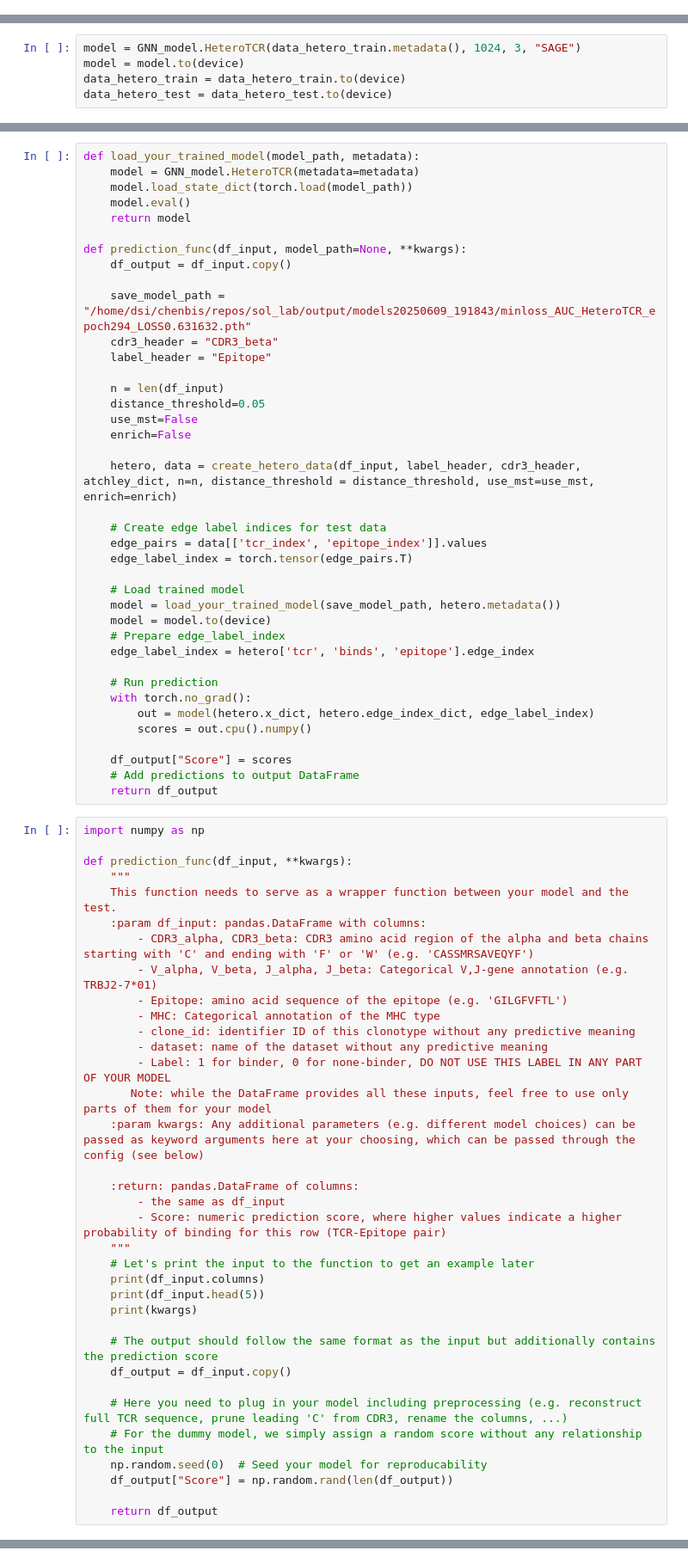
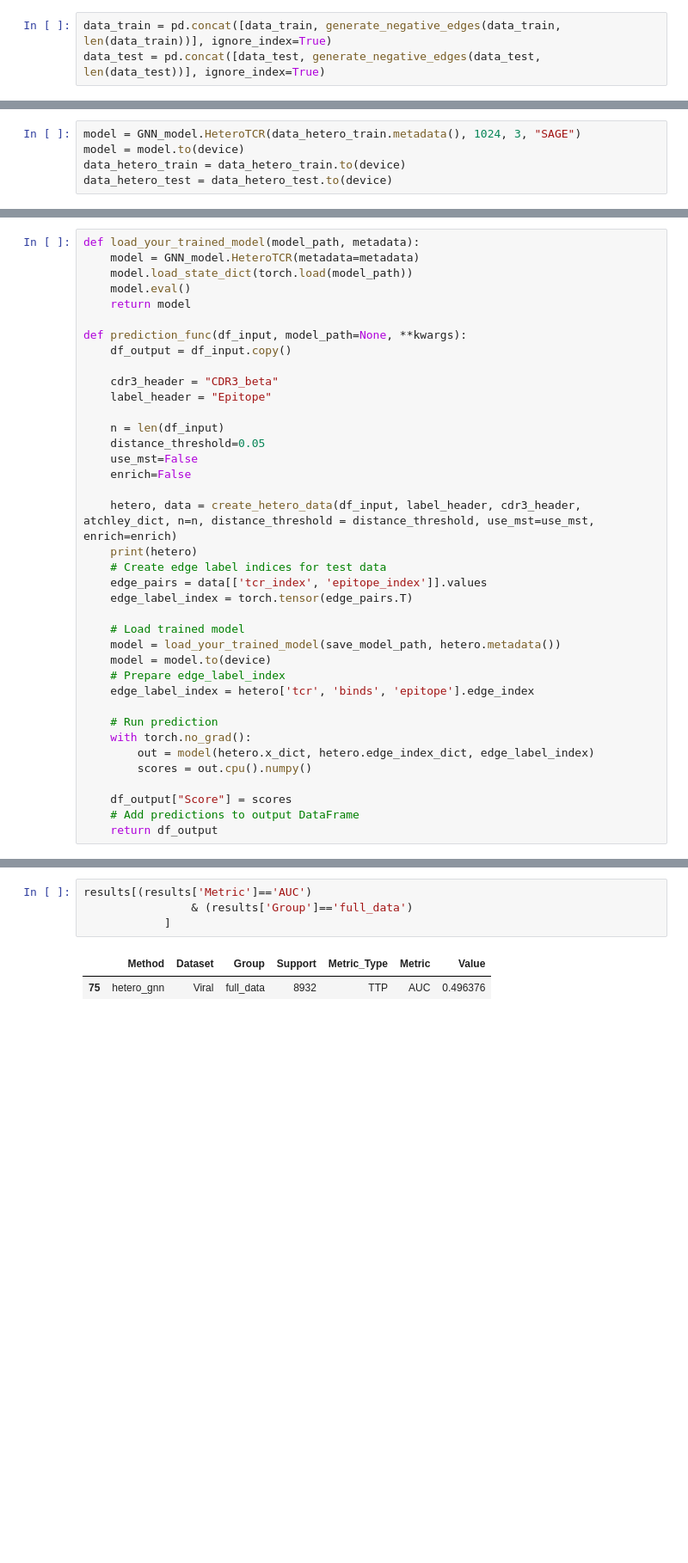
Before and after one commit to chenbis/chephy, a Jupyter notebook: pycode/hetro with split.ipynb, the cells around one changed output, grey strips where cells are left out. Shown at 86% size. Cells and saved outputs as stored; diff of their text form; blank space fills up the shorter version.

Commit message:
begining with cancer data

```diff
--- a/pycode/hetro with split.ipynb
+++ b/pycode/hetro with split.ipynb
@@ -43 +215,4 @@ device = torch.device('cuda' if torch.cuda.is_available() else 'cpu')
+# %%
+data_train = pd.concat([data_train, generate_negative_edges(data_train, len(data_train))], ignore_index=True)
+data_test = pd.concat([data_test, generate_negative_edges(data_test, len(data_test))], ignore_index=True)
 # %%
@@ -316,7 +532,6 @@ def load_your_trained_model(model_path, metadata):
 def prediction_func(df_input, model_path=None, **kwargs):
     df_output = df_input.copy()
 
-    save_model_path = "/home/dsi/chenbis/repos/sol_lab/output/models20250609_191843/minloss_AUC_HeteroTCR_epoch294_LOSS0.631632.pth"
     cdr3_header = "CDR3_beta"
     label_header = "Epitope"
 
@@ -326,7 +541,7 @@ def prediction_func(df_input, model_path=None, **kwargs):
     enrich=False
 
     hetero, data = create_hetero_data(df_input, label_header, cdr3_header, atchley_dict, n=n, distance_threshold = distance_threshold, use_mst=use_mst, enrich=enrich)
-
+    print(hetero)
     # Create edge label indices for test data
     edge_pairs = data[['tcr_index', 'epitope_index']].values
     edge_label_index = torch.tensor(edge_pairs.T)
@@ -345,39 +560,4 @@ def prediction_func(df_input, model_path=None, **kwargs):
     df_output["Score"] = scores
     # Add predictions to output DataFrame
     return df_output
-# %%
-import numpy as np
-
-def prediction_func(df_input, **kwargs):
-    """
-    This function needs to serve as a wrapper function between your model and the test.
-    :param df_input: pandas.DataFrame with columns:
-        - CDR3_alpha, CDR3_beta: CDR3 amino acid region of the alpha and beta chains starting with 'C' and ending with 'F' or 'W' (e.g. 'CASSMRSAVEQYF')
-        - V_alpha, V_beta, J_alpha, J_beta: Categorical V,J-gene annotation (e.g. TRBJ2-7*01)
-        - Epitope: amino acid sequence of the epitope (e.g. 'GILGFVFTL')
-        - MHC: Categorical annotation of the MHC type
-        - clone_id: identifier ID of this clonotype without any predictive meaning
-        - dataset: name of the dataset without any predictive meaning
-        - Label: 1 for binder, 0 for none-binder, DO NOT USE THIS LABEL IN ANY PART OF YOUR MODEL
-       Note: while the DataFrame provides all these inputs, feel free to use only parts of them for your model
-    :param kwargs: Any additional parameters (e.g. different model choices) can be passed as keyword arguments here at your choosing, which can be passed through the config (see below)
-
-    :return: pandas.DataFrame of columns:
-        - the same as df_input
-        - Score: numeric prediction score, where higher values indicate a higher probability of binding for this row (TCR-Epitope pair)
-    """
-    # Let's print the input to the function to get an example later
-    print(df_input.columns)
-    print(df_input.head(5))
-    print(kwargs)
-
-    # The output should follow the same format as the input but additionally contains the prediction score
-    df_output = df_input.copy()
-
-    # Here you need to plug in your model including preprocessing (e.g. reconstruct full TCR sequence, prune leading 'C' from CDR3, rename the columns, ...)
-    # For the dummy model, we simply assign a random score without any relationship to the input
-    np.random.seed(0)  # Seed your model for reproducability
-    df_output["Score"] = np.random.rand(len(df_output))
-
-    return df_output
 # %%
@@ -417,0 +595,7 @@ TypeError: can't multiply sequence by non-int of type 'numpy.float64'
+# %%
+results[(results['Metric']=='AUC')
+                & (results['Group']=='full_data')
+            ]
+# %% [output]
+|  | Method | Dataset | Group | Support | Metric_Type | Metric | Value |
+| 75 | hetero_gnn | Viral | full_data | 8932 | TTP | AUC | 0.496376 |
```
Also changed, not shown: parts of 25 cells of this notebook, 3 other files.
